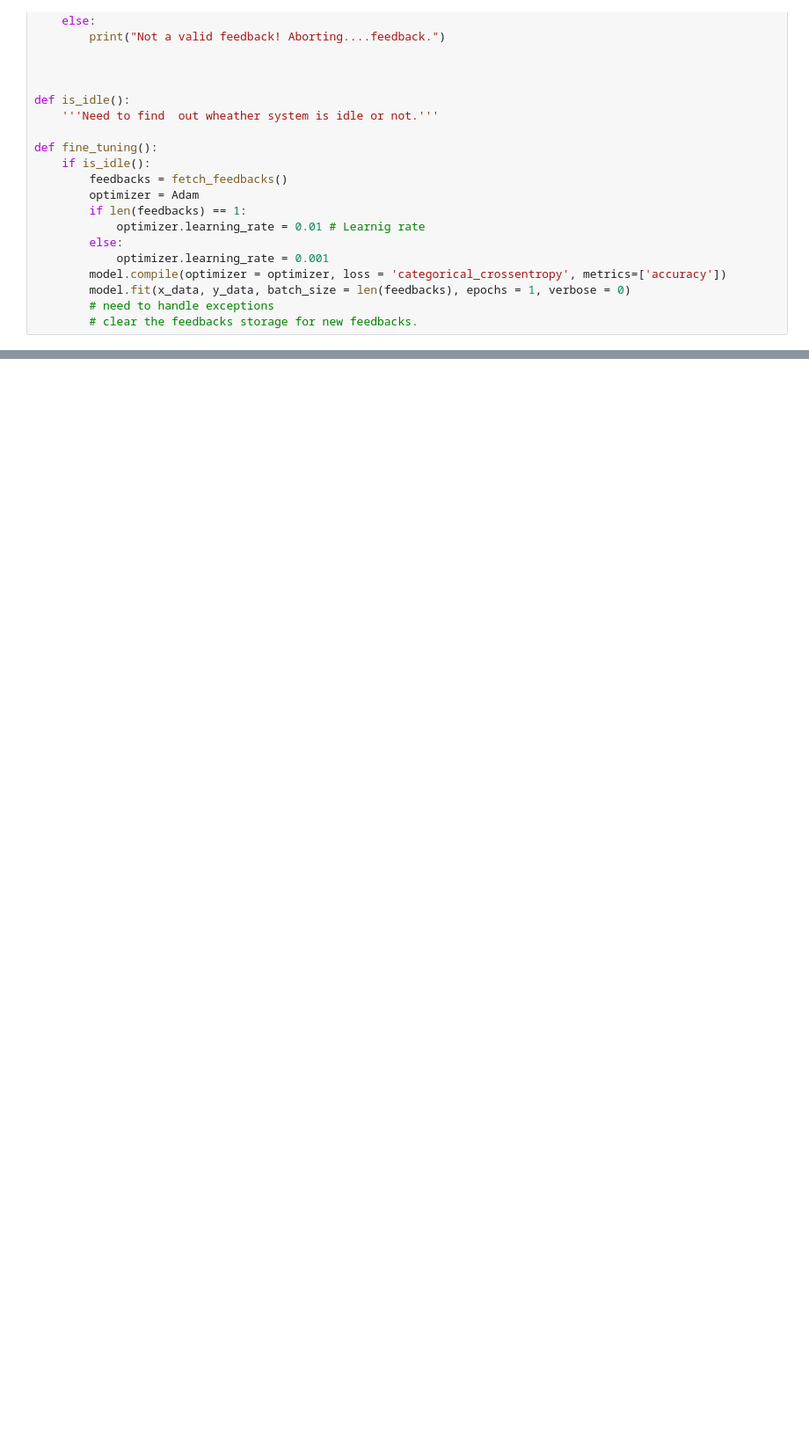
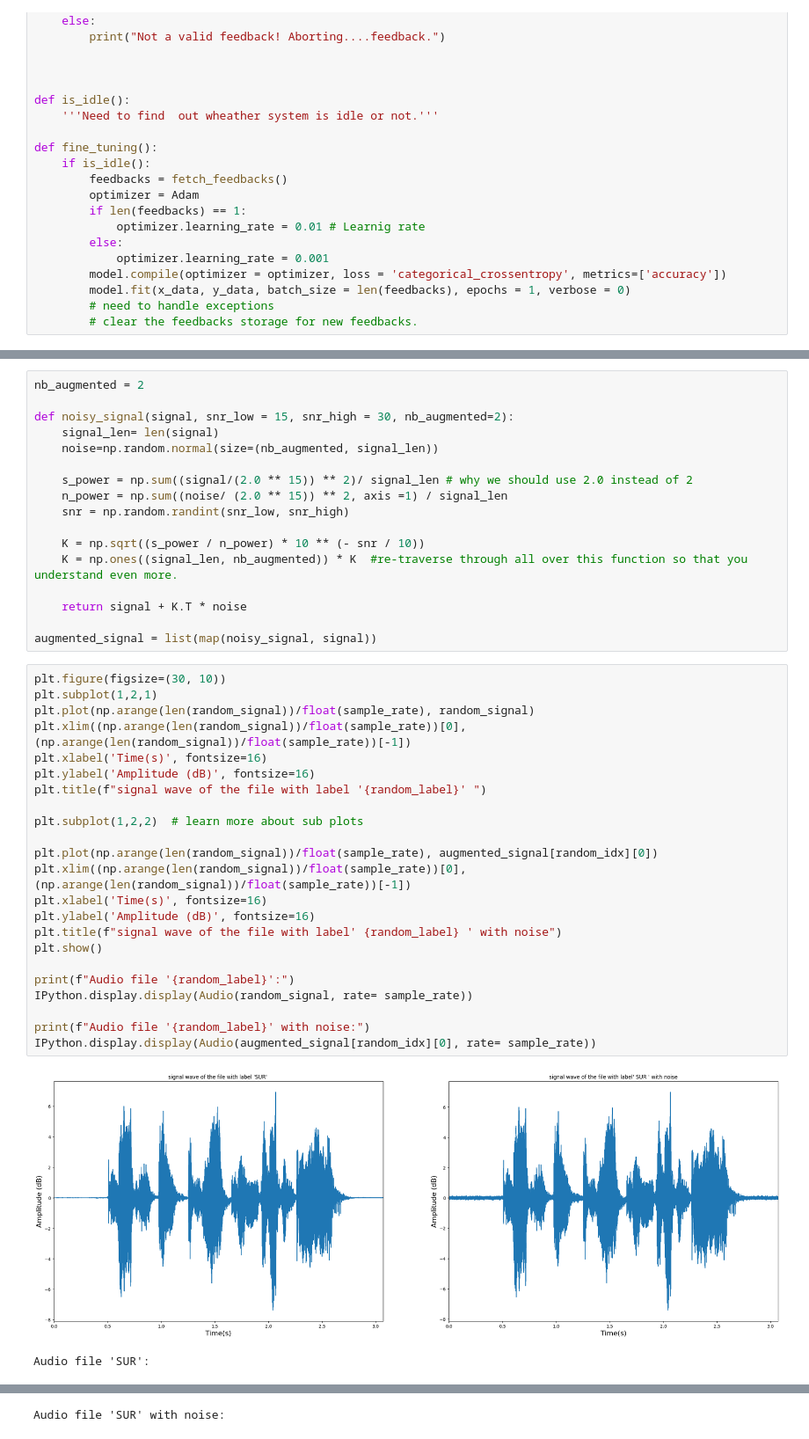
Before and after one commit to Chejarlabalaji2112/ser, a Jupyter notebook: Main.ipynb, the cells around one changed output, grey strips where cells are left out. Shown at 88% size. Drawn from its saved outputs; the diff is of its cells as text; blank space fills up the shorter version.

```diff
--- a/Main.ipynb
+++ b/Main.ipynb
@@ -216,0 +290,43 @@ def fine_tuning():
+# %%
+nb_augmented = 2
+
+def noisy_signal(signal, snr_low = 15, snr_high = 30, nb_augmented=2):
+    signal_len= len(signal)
+    noise=np.random.normal(size=(nb_augmented, signal_len))
+
+    s_power = np.sum((signal/(2.0 ** 15)) ** 2)/ signal_len # why we should use 2.0 instead of 2
+    n_power = np.sum((noise/ (2.0 ** 15)) ** 2, axis =1) / signal_len
+    snr = np.random.randint(snr_low, snr_high)
+
+    K = np.sqrt((s_power / n_power) * 10 ** (- snr / 10))
+    K = np.ones((signal_len, nb_augmented)) * K  #re-traverse through all over this function so that you understand even more.
+
+    return signal + K.T * noise
+
+augmented_signal = list(map(noisy_signal, signal))
+# %%
+plt.figure(figsize=(30, 10))
+plt.subplot(1,2,1)
+plt.plot(np.arange(len(random_signal))/float(sample_rate), random_signal)
+plt.xlim((np.arange(len(random_signal))/float(sample_rate))[0], (np.arange(len(random_signal))/float(sample_rate))[-1])
+plt.xlabel('Time(s)', fontsize=16)
+plt.ylabel('Amplitude (dB)', fontsize=16)
+plt.title(f"signal wave of the file with label '{random_label}' ")
+
+plt.subplot(1,2,2)  # learn more about sub plots
+
+plt.plot(np.arange(len(random_signal))/float(sample_rate), augmented_signal[random_idx][0])
+plt.xlim((np.arange(len(random_signal))/float(sample_rate))[0], (np.arange(len(random_signal))/float(sample_rate))[-1])
+plt.xlabel('Time(s)', fontsize=16)
+plt.ylabel('Amplitude (dB)', fontsize=16)
+plt.title(f"signal wave of the file with label' {random_label} ' with noise")
+plt.show()
+
+print(f"Audio file '{random_label}':")
+IPython.display.display(Audio(random_signal, rate= sample_rate))
+
+print(f"Audio file '{random_label}' with noise:")
+IPython.display.display(Audio(augmented_signal[random_idx][0], rate= sample_rate))
+# %% [output]
+[figure, added]
+Audio file 'SUR':
@@ -216,0 +334 @@ def fine_tuning():
+Audio file 'SUR' with noise:
```
Also changed, not shown: parts of 22 cells of this notebook.
